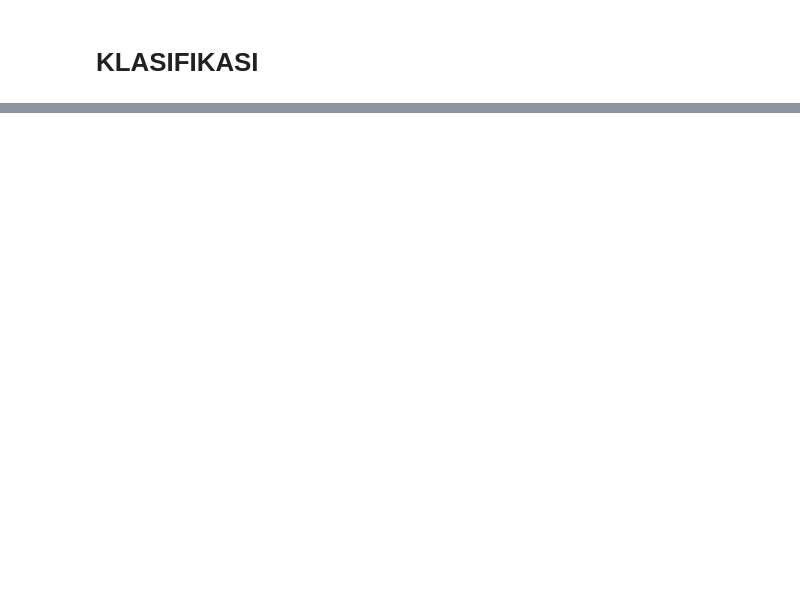
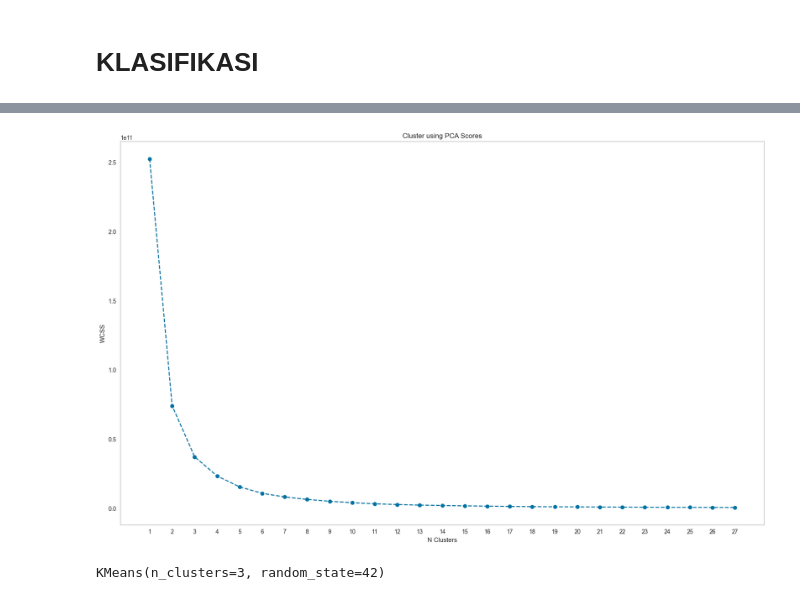
Before and after one commit to F1-biasa-aja/F1-kasdd, a Jupyter notebook: F1 Biasa Aja.ipynb, the cells around one changed output, grey strips where cells are left out. Drawn from its saved outputs; the diff is of its cells as text; code cells hidden in the pictures; blank space fills up the shorter version.

Commit message:
Clustering pake PCA aduhai puyeng

```diff
--- a/F1 Biasa Aja.ipynb
+++ b/F1 Biasa Aja.ipynb
@@ -419,0 +680,3 @@ classification_metrics(predicted, y_class_test)
+# %%
+scores_pca = pca.transform(df_f1_pca)
+scores_pca
@@ -419,0 +697,22 @@ classification_metrics(predicted, y_class_test)
+# %%
+WCSS = []
+for i in range(1,28):
+  kmeans_pca = KMeans(n_clusters = i, init = "k-means++", random_state = 42)
+  kmeans_pca.fit(scores_pca)
+  WCSS.append(kmeans_pca.inertia_)
+# %%
+plt.figure(figsize = (20,12))
+plt.plot(range(1,28), WCSS, marker = "o", linestyle = "--")
+plt.grid()
+plt.title("Cluster using PCA Scores")
+plt.ylabel("WCSS")
+plt.xlabel("N Clusters")
+plt.xticks(range(1, 28))  # Setting x-axis ticks to show every component number
+plt.show()
+# %% [output]
+[figure, added]
+# %%
+kmeans_pca = KMeans(n_clusters = 3, init = "k-means++", random_state = 42)
+kmeans_pca.fit(scores_pca)
+# %% [output]
+KMeans(n_clusters=3, random_state=42)
```
Also changed, not shown: parts of 44 cells of this notebook.
